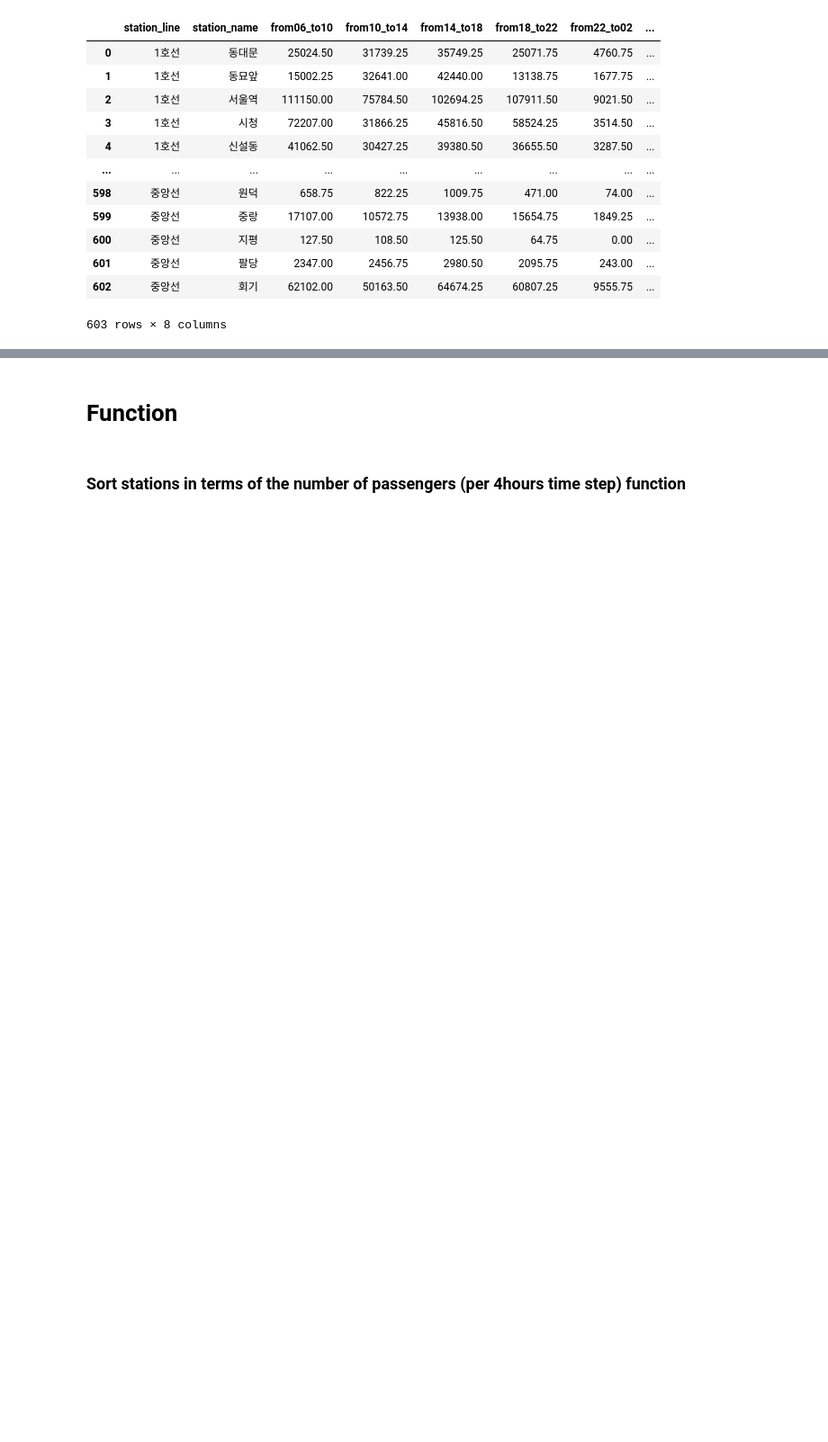
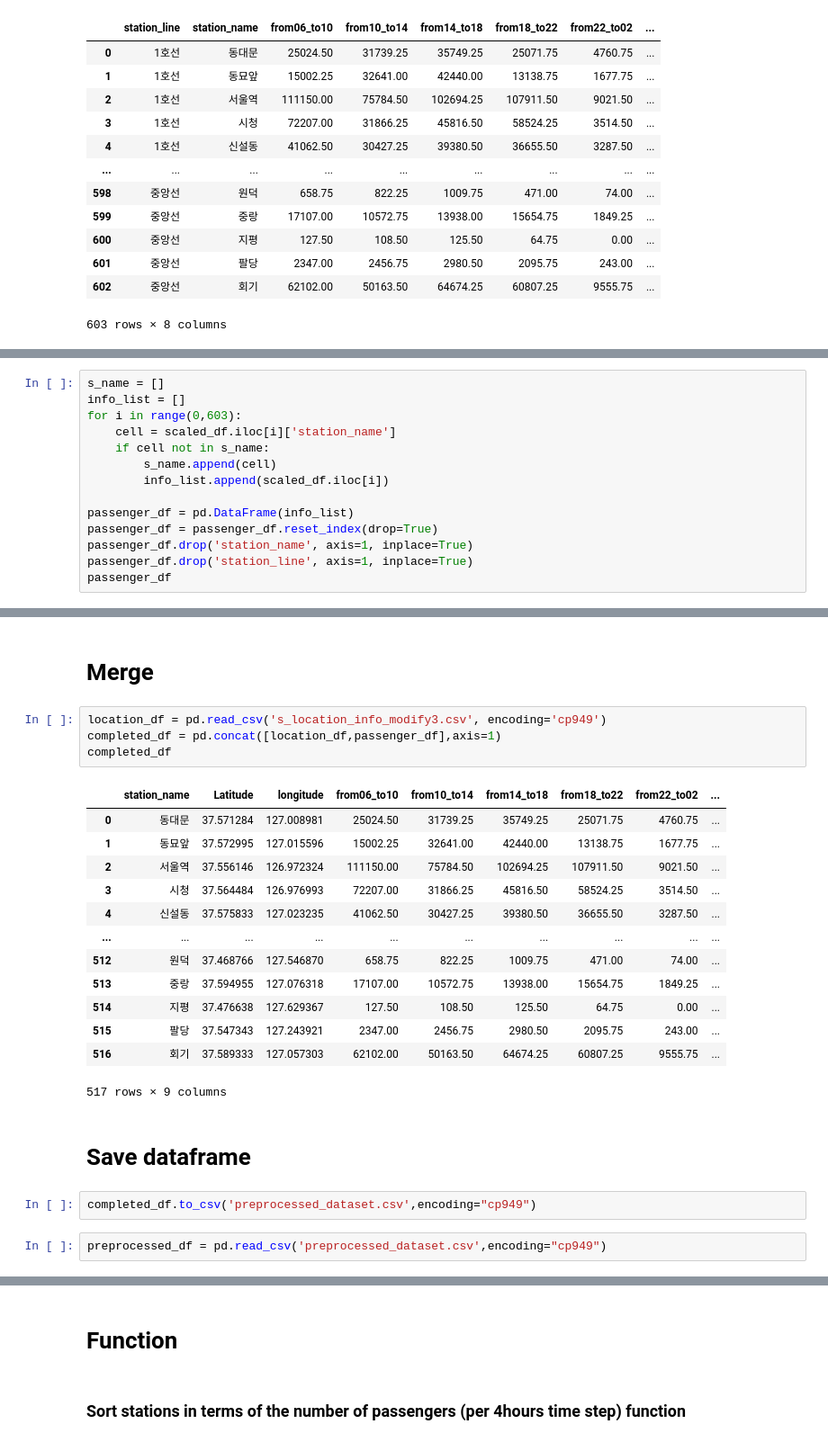
Before and after one commit to kw-python-project/calculate_complexity, a Jupyter notebook: complexity.ipynb, the cells around one changed output, grey strips where cells are left out. Shown: that part at 90% size. Drawn from its saved outputs; the diff is of its cells as text; blank space fills up the shorter version.

Commit message:
Completed preprocessing data

```diff
--- a/complexity.ipynb
+++ b/complexity.ipynb
@@ -98,0 +103,14 @@ See the caveats in the documentation: https://pandas.pydata.org/pandas-docs/stab
+# %%
+s_name = []
+info_list = []
+for i in range(0,603):
+    cell = scaled_df.iloc[i]['station_name']
+    if cell not in s_name:
+        s_name.append(cell)
+        info_list.append(scaled_df.iloc[i])
+
+passenger_df = pd.DataFrame(info_list)
+passenger_df = passenger_df.reset_index(drop=True)
+passenger_df.drop('station_name', axis=1, inplace=True)
+passenger_df.drop('station_line', axis=1, inplace=True)
+passenger_df
@@ -98,0 +131,26 @@ See the caveats in the documentation: https://pandas.pydata.org/pandas-docs/stab
+# %% [markdown]
+# Merge
+# %%
+location_df = pd.read_csv('s_location_info_modify3.csv', encoding='cp949')
+completed_df = pd.concat([location_df,passenger_df],axis=1)
+completed_df
+# %% [output]
+|  | station_name | Latitude | longitude | from06_to10 | from10_to14 | from14_to18 | from18_to22 | from22_to02 | ... |
+| 0 | 동대문 | 37.571284 | 127.008981 | 25024.50 | 31739.25 | 35749.25 | 25071.75 | 4760.75 | ... |
+| 1 | 동묘앞 | 37.572995 | 127.015596 | 15002.25 | 32641.00 | 42440.00 | 13138.75 | 1677.75 | ... |
+| 2 | 서울역 | 37.556146 | 126.972324 | 111150.00 | 75784.50 | 102694.25 | 107911.50 | 9021.50 | ... |
+| 3 | 시청 | 37.564484 | 126.976993 | 72207.00 | 31866.25 | 45816.50 | 58524.25 | 3514.50 | ... |
+| 4 | 신설동 | 37.575833 | 127.023235 | 41062.50 | 30427.25 | 39380.50 | 36655.50 | 3287.50 | ... |
+| ... | ... | ... | ... | ... | ... | ... | ... | ... | ... |
+| 512 | 원덕 | 37.468766 | 127.546870 | 658.75 | 822.25 | 1009.75 | 471.00 | 74.00 | ... |
+| 513 | 중랑 | 37.594955 | 127.076318 | 17107.00 | 10572.75 | 13938.00 | 15654.75 | 1849.25 | ... |
+| 514 | 지평 | 37.476638 | 127.629367 | 127.50 | 108.50 | 125.50 | 64.75 | 0.00 | ... |
+| 515 | 팔당 | 37.547343 | 127.243921 | 2347.00 | 2456.75 | 2980.50 | 2095.75 | 243.00 | ... |
+| 516 | 회기 | 37.589333 | 127.057303 | 62102.00 | 50163.50 | 64674.25 | 60807.25 | 9555.75 | ... |
+517 rows × 9 columns
+# %% [markdown]
+# Save dataframe
+# %%
+completed_df.to_csv('preprocessed_dataset.csv',encoding="cp949")
+# %%
+preprocessed_df = pd.read_csv('preprocessed_dataset.csv',encoding="cp949")
```
Also changed, not shown: parts of 13 cells of this notebook.
